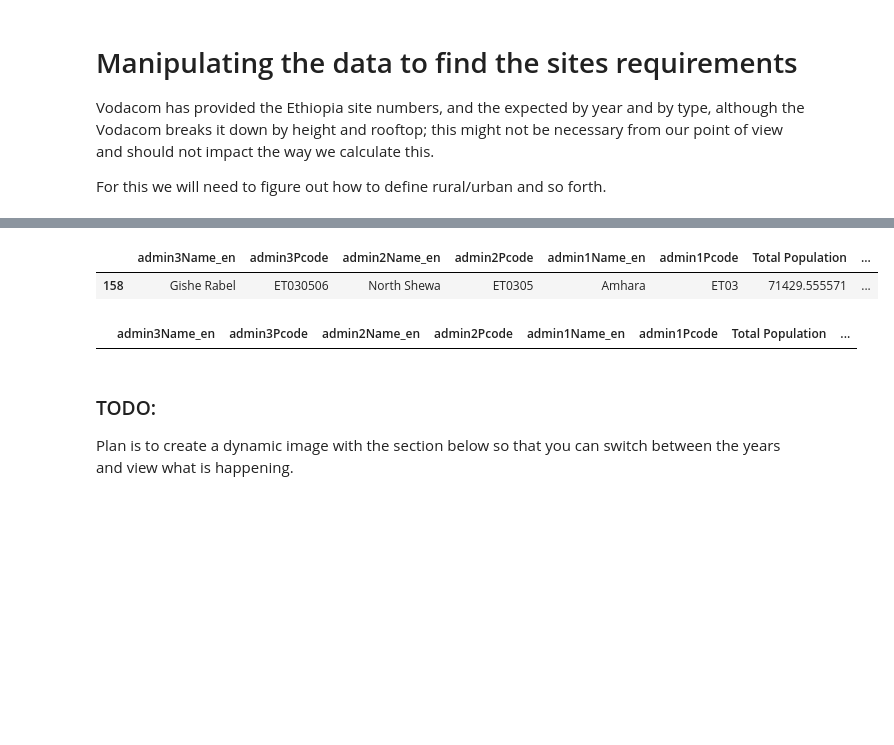
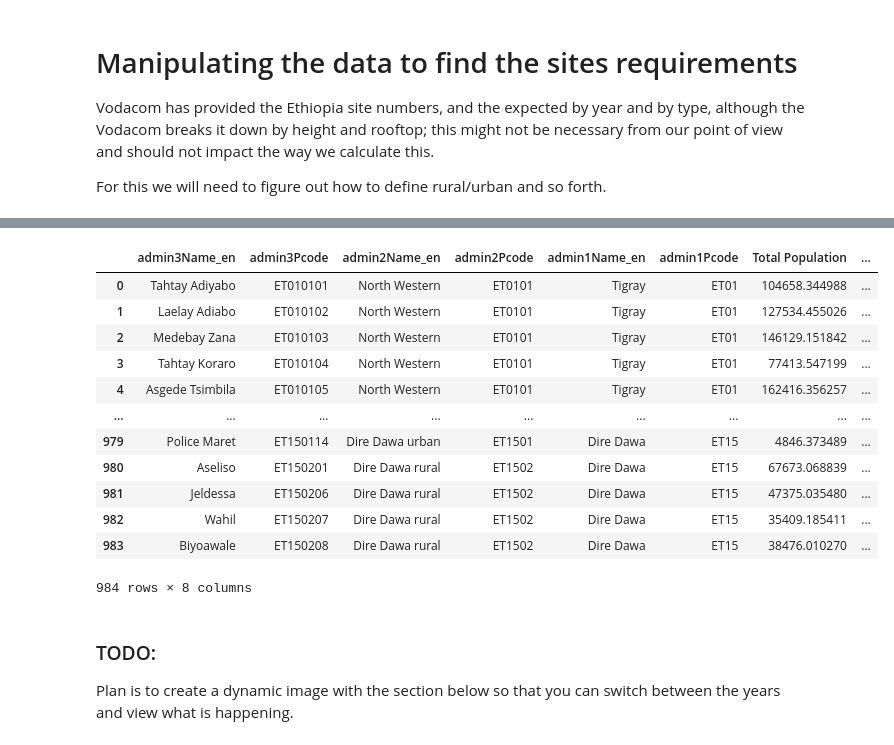
Before and after one commit to johnmeye/Ethiopia, a Jupyter notebook: Ethiopia Design File.ipynb, the cells around one changed output, grey strips where cells are left out. Saved outputs shown, nothing was run; the diff lists cells and outputs as text; code cells hidden in the pictures; blank space fills up the shorter version.

Commit message:
Removed duplicates from the tables.
Some issues with the tables were found and i have removed these duplicates.

Was causing the percentage of area and population to add up to more the 100%

```diff
--- a/Ethiopia Design File.ipynb
+++ b/Ethiopia Design File.ipynb
@@ -154,3 +116,8 @@ Sites.rename(columns = {'Location':'admin1Name_en'}, inplace = True)
 Site_Year = Sites.groupby(['admin1Name_en']).sum()
 TotalSites = pd.merge(Site_Year, Boundaries_Data1[['admin1Name_en', 'Shape_Area']],how='left', on=['admin1Name_en']) #Site combined with the geodata. Sizing found early.
 TotalSites.rename(columns = {'Shape_Area':'Shape_Area_Admin1'}, inplace = True)
+TotalSites = TotalSites.drop(['Total'], axis=1)
+TotalSites.loc['Year_Total']= TotalSites.sum(numeric_only=True, axis=0)
+TotalSites.loc[:,'Total']= TotalSites.loc[:,'Year1':'Year11'].sum(numeric_only=True, axis=1)
+
+TotalSites
@@ -177,8 +138,8 @@ SiteTable = pd.merge(Admin3, TotalSites, how='outer', on=['admin1Name_en']) #Sit
 # %%
+SiteTable = pd.merge(Admin3, TotalSites, how='outer', on=['admin1Name_en']) #Site by year
 SiteTable.replace(to_replace=0, value=np.nan, inplace=True)
-
 #Dropping a lot of information from Admin3 here to speed things up; we can return later if need be.
-SiteTable.drop(SiteTable.iloc[:, 9:26], inplace = True, axis = 1)
+SiteTable.drop(SiteTable.iloc[:, 9:], inplace = True, axis = 1)
 SiteTable.drop(SiteTable.iloc[:, 6:8], inplace = True, axis = 1)
 SiteTable.info()
 # %% [output]
@@ -200,7 +160,20 @@ memory usage: 69.1+ KB
 # %%
 Fulltable = pd.merge(SiteTable, Boundaries_Data3[['admin3Pcode', 'Shape_Area']],how='left', on=['admin3Pcode']) #Site combined with the geodata. Sizing found early.
-
-Fulltable.sample()
+Fulltable = Fulltable.dropna(subset=['admin3Name_en'])
+Fulltable['Shape_Area'] = Fulltable['Shape_Area'].fillna(0)
+Fulltable.to_csv("Test4.csv", index=True)
+Fulltable
 # %% [output]
 |  | admin3Name_en | admin3Pcode | admin2Name_en | admin2Pcode | admin1Name_en | admin1Pcode | Total Population | ... |
-| 158 | Gishe Rabel | ET030506 | North Shewa | ET0305 | Amhara | ET03 | 71429.555571 | ... |
+| 0 | Tahtay Adiyabo | ET010101 | North Western | ET0101 | Tigray | ET01 | 104658.344988 | ... |
+| 1 | Laelay Adiabo | ET010102 | North Western | ET0101 | Tigray | ET01 | 127534.455026 | ... |
+| 2 | Medebay Zana | ET010103 | North Western | ET0101 | Tigray | ET01 | 146129.151842 | ... |
+| 3 | Tahtay Koraro | ET010104 | North Western | ET0101 | Tigray | ET01 | 77413.547199 | ... |
+| 4 | Asgede Tsimbila | ET010105 | North Western | ET0101 | Tigray | ET01 | 162416.356257 | ... |
+| ... | ... | ... | ... | ... | ... | ... | ... | ... |
+| 979 | Police Maret | ET150114 | Dire Dawa urban | ET1501 | Dire Dawa | ET15 | 4846.373489 | ... |
+| 980 | Aseliso | ET150201 | Dire Dawa rural | ET1502 | Dire Dawa | ET15 | 67673.068839 | ... |
+| 981 | Jeldessa | ET150206 | Dire Dawa rural | ET1502 | Dire Dawa | ET15 | 47375.035480 | ... |
+| 982 | Wahil | ET150207 | Dire Dawa rural | ET1502 | Dire Dawa | ET15 | 35409.185411 | ... |
+| 983 | Biyoawale | ET150208 | Dire Dawa rural | ET1502 | Dire Dawa | ET15 | 38476.010270 | ... |
+984 rows × 8 columns
@@ -211,7 +180,3 @@ is_NaN = pd.isnull(Fulltable['Shape_Area'])
-# %%
-Fulltable[is_NaN]
-# %% [output]
-|  | admin3Name_en | admin3Pcode | admin2Name_en | admin2Pcode | admin1Name_en | admin1Pcode | Total Population | ... |
 # %% [markdown]
 ### TODO:
 Plan is to create a dynamic image with the section below so that you can switch between the years and view what is happening.
```
Also changed, not shown: parts of 36 cells of this notebook, 18 other files.
